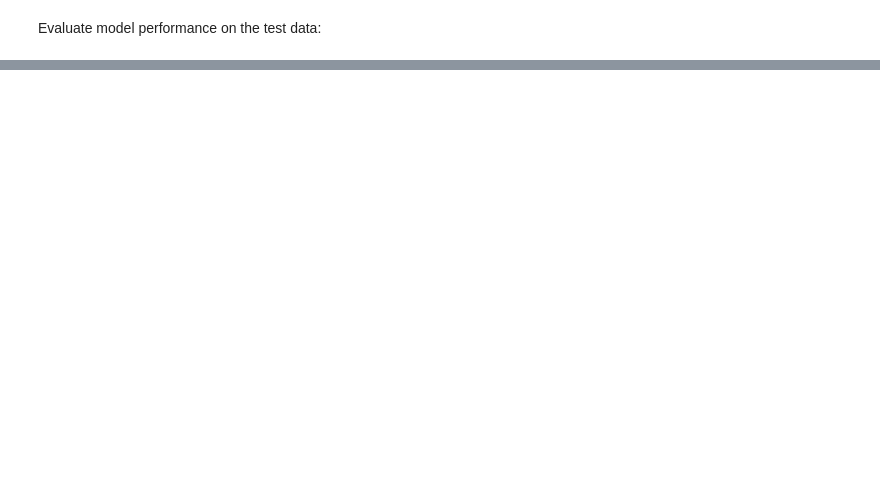
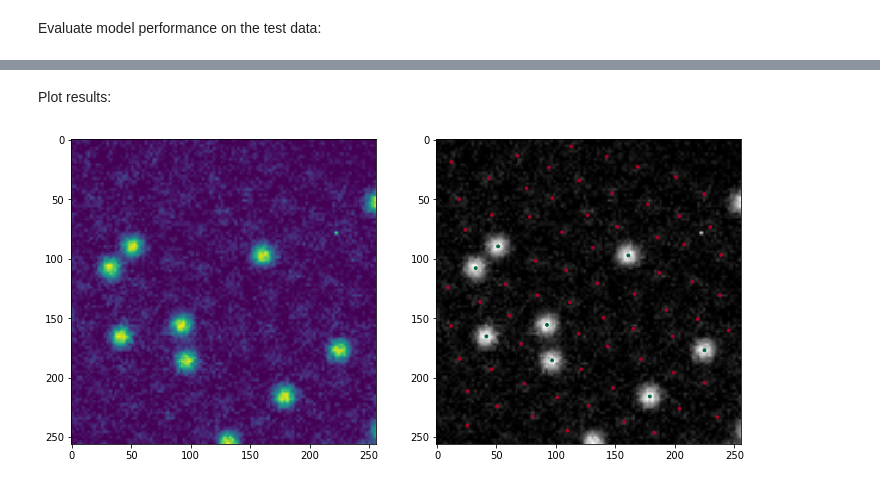
Before and after one commit to ziatdinovmax/AtomicImageSimulator, a Jupyter notebook: model_training.ipynb, the cells around one changed output, grey strips where cells are left out. Drawn from its saved outputs; the diff is of its cells as text; code cells hidden in the pictures; blank space fills up the shorter version.

```diff
--- a/model_training.ipynb
+++ b/model_training.ipynb
@@ -248,0 +319,12 @@ Text(0.5, 1.0, 'Model prediction (class 2)')
+# %%
+coordinates_im = FindAtoms(prediction).get_all_coordinates()
+# %% [markdown]
+Plot results:
+# %%
+y, x, c = coordinates_im[0].T
+_, (ax1, ax2) = plt.subplots(1, 2, figsize=(12, 6))
+ax1.imshow(test_img[0,0])
+ax2.imshow(test_img[0,0], cmap='gray')
+ax2.scatter(x, y, c=c, cmap='RdYlGn', s=8);
+# %% [output]
+[figure, added]
```
Also changed, not shown: parts of 8 cells of this notebook.
